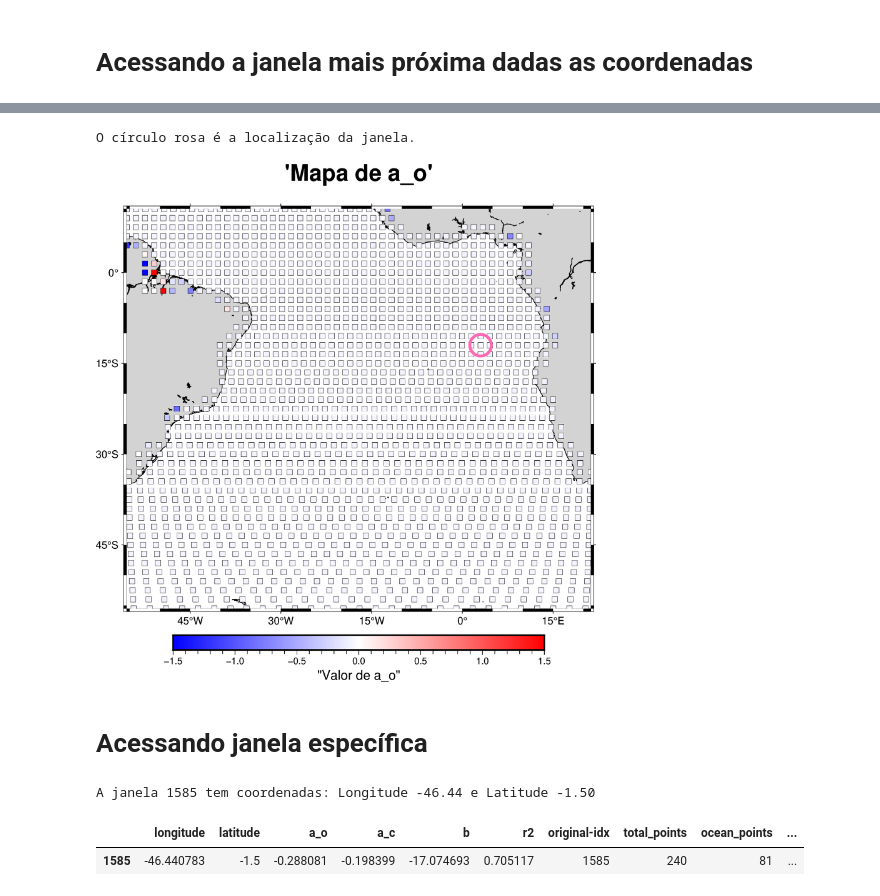
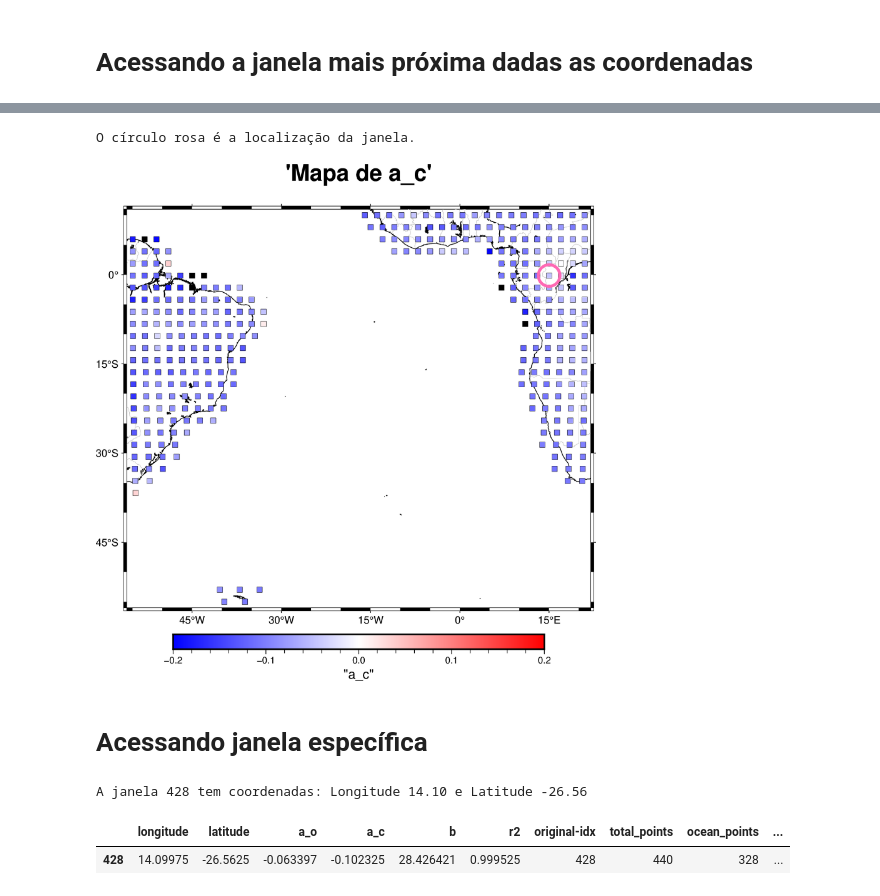
Before and after one commit to compgeolab/gravity-topography-regression, a Jupyter notebook: code/regression_windows_r2.ipynb, the cells around one changed output, grey strips where cells are left out. Saved outputs shown, nothing was run; the diff lists cells and outputs as text; code cells hidden in the pictures.

Commit message:
tried to make crust model and implement regression

```diff
--- a/code/regression_windows_r2.ipynb
+++ b/code/regression_windows_r2.ipynb
@@ -50,7 +50,7 @@ mask = ~r.np.isnan(topo_raw) & ~r.np.isnan(dg_raw)
 h, d = topo_raw[mask], dg_raw[mask]
 lon, lat = lon_raw[mask], lat_raw[mask]
 # %%
-df_windows, indices = r.windows_regression(data, h, d, lon, lat, window_size=3.0, overlap=0.5)
+df_windows, indices = r.windows_regression(data, h, d, lon, lat, window_size=4.0, overlap=0.5, min_points = 4)
 df_windows.to_csv('df_windows.csv')
 
 df_windows_mixed_coefs = df_windows.dropna(subset = ['a_o', 'a_c', 'b'])
@@ -65,6 +65,23 @@ df_windows_continent.to_csv('df_windows_continent.csv')
 df_fodase = df_windows[df_windows['r2'] < 0.7]
 df_fodase.to_csv('df_fodase.csv')
 
-df_windows
+print(f' \nMédia de pontos no oceano por janela: {r.np.mean(df_windows.ocean_points)}')
+print(f'Média de pontos no continente por janela: {r.np.mean(df_windows.continent_points)}\n')
+
+
+v_o = 0.06
+print(f'\nJanelas de oceano com coeficiente maiores que |{v_o}|: {len(df_windows.a_o[(df_windows.a_o < -v_o) | (df_windows.a_o > v_o)])}')
+
+v_c = 1
+print(f'Janelas de continente com coeficiente maiores que |{v_c}|: {len(df_windows.a_c[(df_windows.a_c < -v_c) | (df_windows.a_c > v_c)])}')
+
+v_r = 0.6
+print(f'Janelas com r2 < {v_r}: {len(df_windows[df_windows.r2 < v_r])}\n')
+
+
+#df_windows[(df_windows.a_o < -v_o) | (df_windows.a_o > v_o)]
+#df_windows[(df_windows.a_c < -v_c) | (df_windows.a_c > v_c)]
+
+df_windows_continent[df_windows_continent.r2 < v_r]
 # %% [output]
  0 janelas foram ignoradas por falta de dados.
@@ -98,8 +127,8 @@ fig_r2.show()
 # Acessando a janela mais próxima dadas as coordenadas
 # %%
 # achando janela mais próxima a um ponto dada a coordenada
-lon_window = 3.5
-lat_window = -12
+lon_window = 15
+lat_window = 0
 
 
 distances = r.np.sqrt((df_windows['longitude'] - lon_window)**2 + (df_windows['latitude'] - lat_window)**2)
@@ -140,30 +169,30 @@ r.plot_window_regression(window_minor_distance, h_window, d_window, a_ocean_wind
 # %%
 lon_alvo = df_windows.loc[window_minor_distance, 'longitude']
 lat_alvo = df_windows.loc[window_minor_distance, 'latitude']
 
 # 2. Gerar o mapa base (ele retorna o objeto 'fig')
-fig = r.plot_parameters_map(df_windows, 'a_o', v_range=[-1.5, 1.5], step=0.01, cmap='polar', reverse=False)
+fig = r.plot_parameters_map(df_windows, 'a_c', v_range=[-0.2, 0.2], step=0.01, cmap='polar', reverse=False, projection = 'Q')
 
 # 3. Desenhar um círculo de destaque sobre o mapa
 # Criamos um "efeito de borda" com dois círculos sobrepostos
 fig.plot(
     x=lon_alvo,
     y=lat_alvo,
     style='c0.7c',
     pen='2.5p,hotpink'
 )
 
 print('O círculo rosa é a localização da janela.')
 print()
 fig.show()
 # %% [output]
 O círculo rosa é a localização da janela.
-[figure, old version]
+[figure, new version]
 # %% [markdown]
 # Acessando janela específica
 # %%
 # janela especifica que quero acessar
-i_wished_window = 1585
+i_wished_window = 428
 line_in_df = df_windows.loc[df_windows['original-idx'] == i_wished_window] # localizo original-idx
 
 if not line_in_df.empty: # para caso a linha não esteja no df
@@ -177,9 +206,9 @@ else:
 
 line_in_df
 # %% [output]
-A janela 1585 tem coordenadas: Longitude -46.44 e Latitude -1.50
+A janela 428 tem coordenadas: Longitude 14.10 e Latitude -26.56
 |  | longitude | latitude | a_o | a_c | b | r2 | original-idx | total_points | ocean_points | ... |
-| 1585 | -46.440783 | -1.5 | -0.288081 | -0.198399 | -17.074693 | 0.705117 | 1585 | 240 | 81 | ... |
+| 428 | 14.09975 | -26.5625 | -0.063397 | -0.102325 | 28.426421 | 0.999525 | 428 | 440 | 328 | ... |
 # %%
 idx_current = indices[i_wished_window][0]
 
```
Also changed, not shown: parts of 8 cells of this notebook, 25 other files.
